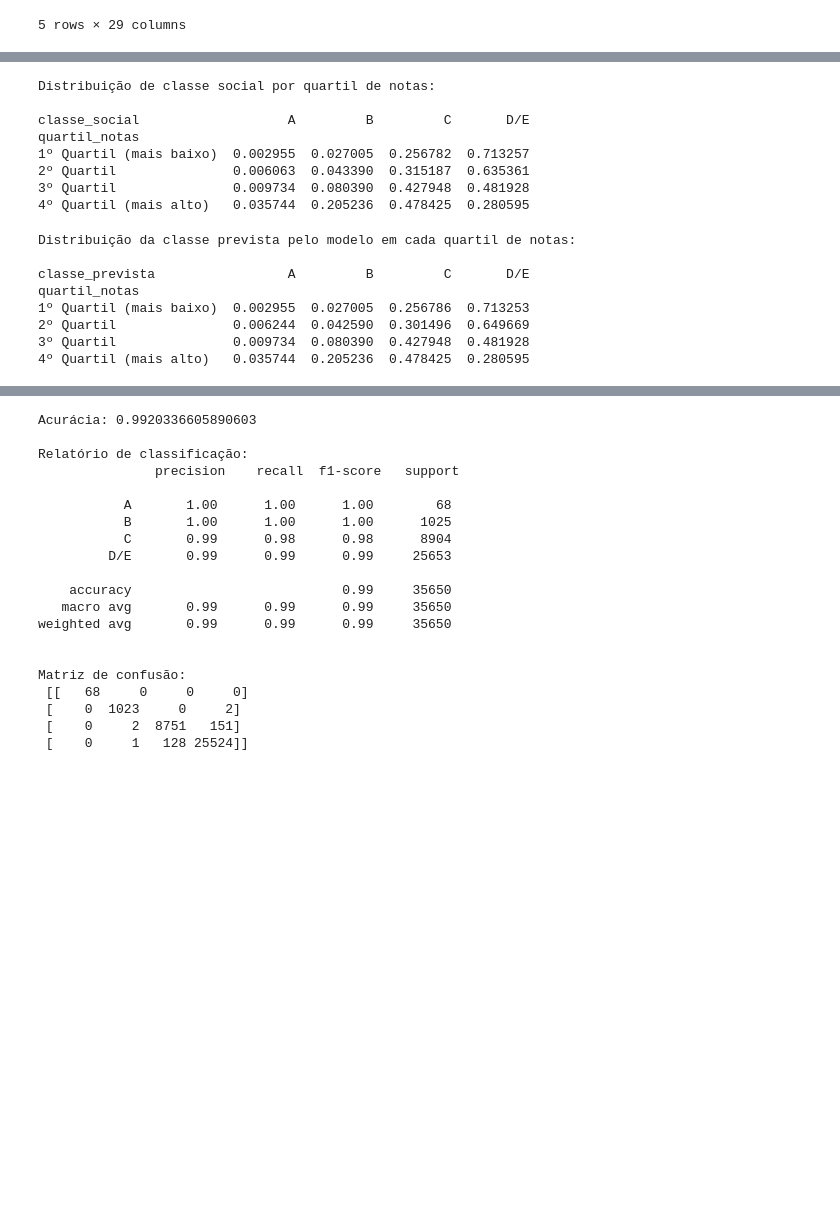
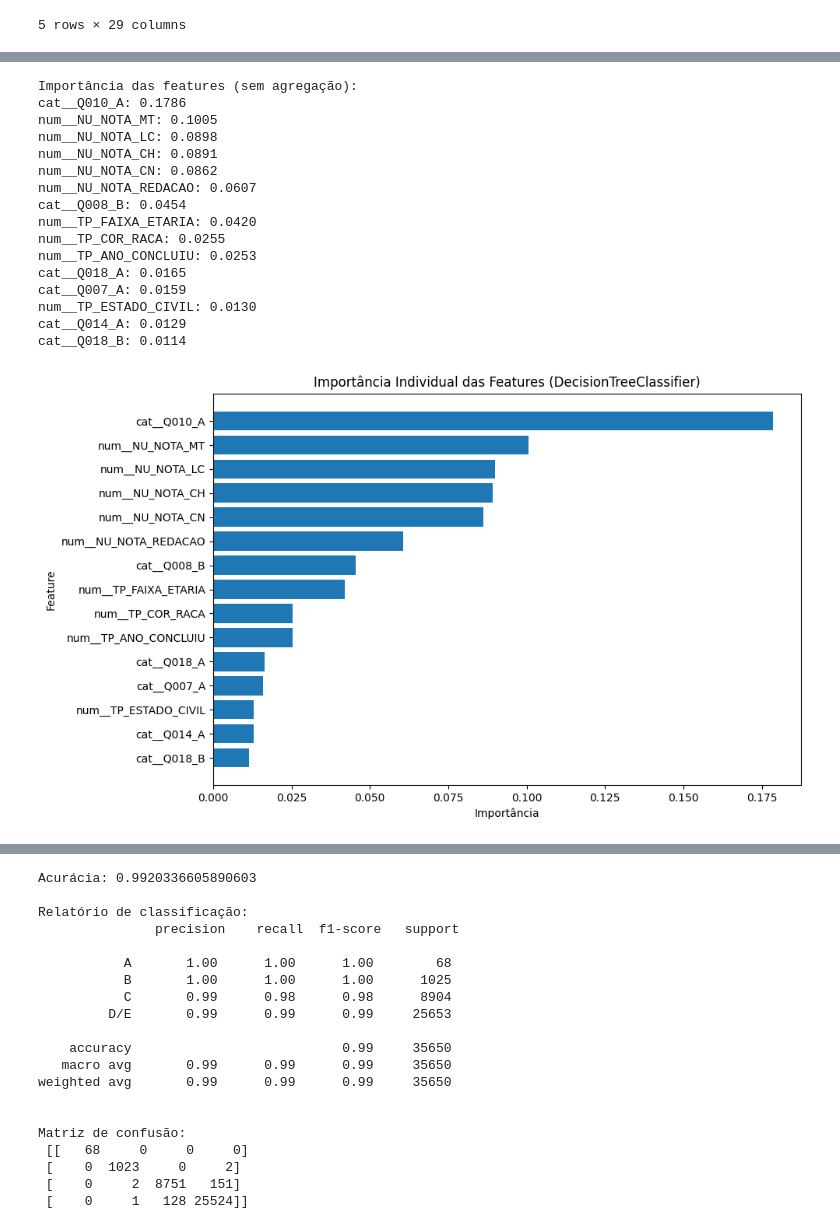
Before and after one commit to vinicarlosss/TCC_Sistemas-de-informa-o, a Jupyter notebook: arvore_decisao.ipynb, the cells around one changed output, grey strips where cells are left out. Saved outputs shown, nothing was run; the diff lists cells and outputs as text; code cells hidden in the pictures; blank space fills up the shorter version.

```diff
--- a/arvore_decisao.ipynb
+++ b/arvore_decisao.ipynb
@@ -376,25 +349,23 @@ def analisar_quartis_com_modelo(modelo, X):
-# %%
-resultado_quartis_dataset_geral = analisar_quartis_por_classe(dataset_sem_nulos)
-# %% [output]
-Distribuição de classe social por quartil de notas:
-
-classe_social                   A         B         C       D/E
-quartil_notas
-1º Quartil (mais baixo)  0.002955  0.027005  0.256782  0.713257
-2º Quartil               0.006063  0.043390  0.315187  0.635361
-3º Quartil               0.009734  0.080390  0.427948  0.481928
-4º Quartil (mais alto)   0.035744  0.205236  0.478425  0.280595
-# %%
-resultado_modelo = analisar_quartis_com_modelo(modelo, X)
-# %% [output]
-Distribuição da classe prevista pelo modelo em cada quartil de notas:
-
-classe_prevista                 A         B         C       D/E
-quartil_notas
-1º Quartil (mais baixo)  0.002955  0.027005  0.256786  0.713253
-2º Quartil               0.006244  0.042590  0.301496  0.649669
-3º Quartil               0.009734  0.080390  0.427948  0.481928
-4º Quartil (mais alto)   0.035744  0.205236  0.478425  0.280595
+# %%
+df_importancias_individuais = analisar_importancia_features(modelo, clf, top_n=15)
+# %% [output]
+Importância das features (sem agregação):
+cat__Q010_A: 0.1786
+num__NU_NOTA_MT: 0.1005
+num__NU_NOTA_LC: 0.0898
+num__NU_NOTA_CH: 0.0891
+num__NU_NOTA_CN: 0.0862
+num__NU_NOTA_REDACAO: 0.0607
+cat__Q008_B: 0.0454
+num__TP_FAIXA_ETARIA: 0.0420
+num__TP_COR_RACA: 0.0255
+num__TP_ANO_CONCLUIU: 0.0253
+cat__Q018_A: 0.0165
+cat__Q007_A: 0.0159
+num__TP_ESTADO_CIVIL: 0.0130
+cat__Q014_A: 0.0129
+cat__Q018_B: 0.0114
+[figure, added]
 # %%
 analisar_desempenho_por_classe(dataset_sem_nulos)
 # %% [output]
```
Also changed, not shown: parts of 18 cells of this notebook.
